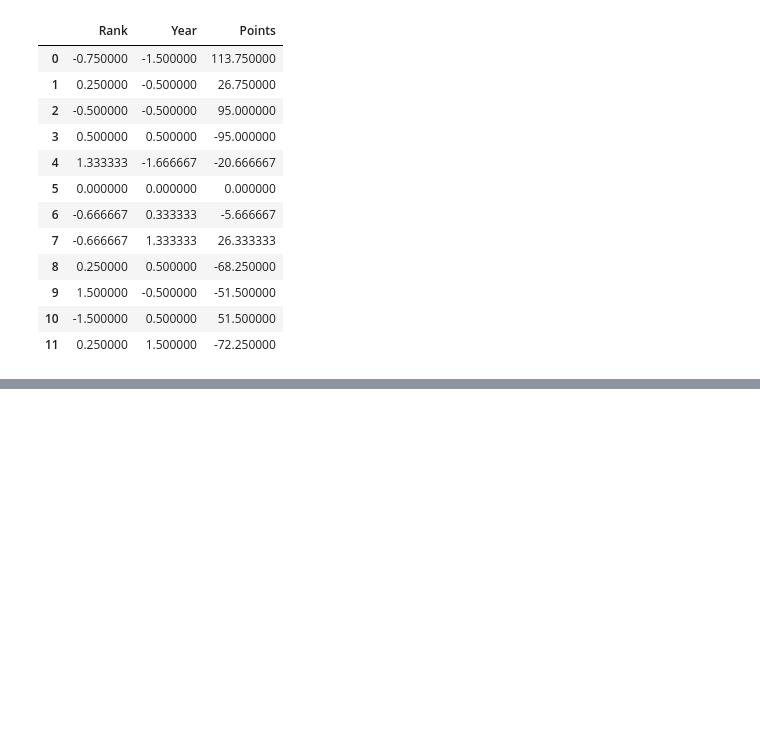
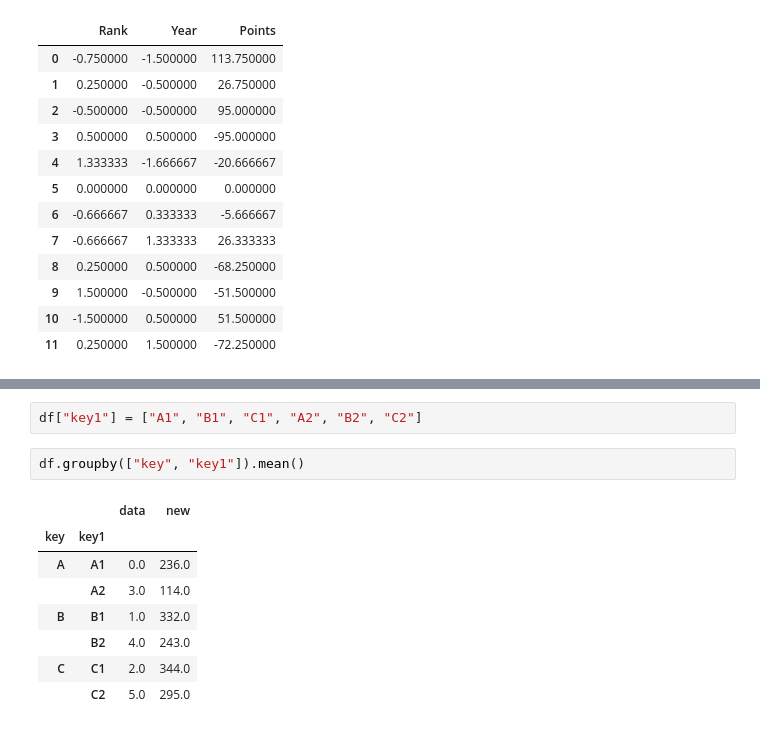
Before and after one commit to danyalutsevich/ML_AI, a Jupyter notebook: Pandas/GroupBy.ipynb, the cells around one changed output, grey strips where cells are left out. Drawn from its saved outputs; the diff is of its cells as text; blank space fills up the shorter version.

```diff
--- a/Pandas/GroupBy.ipynb
+++ b/Pandas/GroupBy.ipynb
@@ -233,0 +269,13 @@ df['new'].groupby(df['key']).apply(get_stats).unstack()
+# %%
+df["key1"] = ["A1", "B1", "C1", "A2", "B2", "C2"]
+# %%
+df.groupby(["key", "key1"]).mean()
+# %% [output]
+|  |  | data | new |
+| key | key1 |  |  |
+| A | A1 | 0.0 | 236.0 |
+|  | A2 | 3.0 | 114.0 |
+| B | B1 | 1.0 | 332.0 |
+|  | B2 | 4.0 | 243.0 |
+| C | C1 | 2.0 | 344.0 |
+|  | C2 | 5.0 | 295.0 |
```
Also changed, not shown: parts of 28 cells of this notebook, 3 other files.
